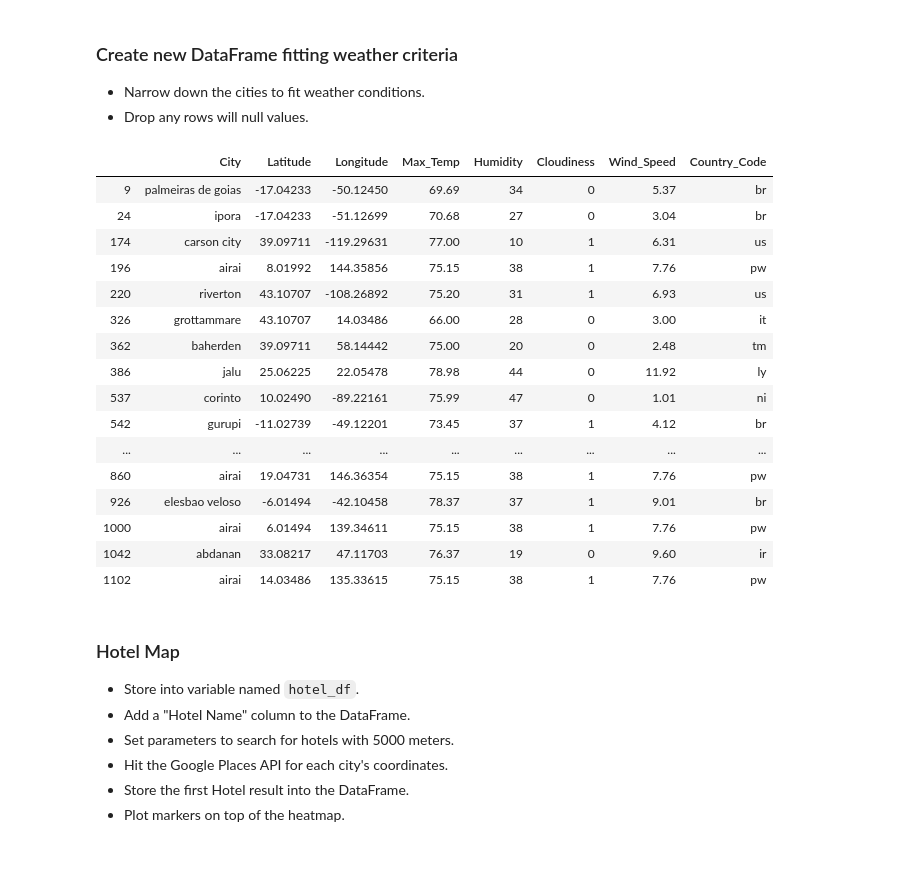
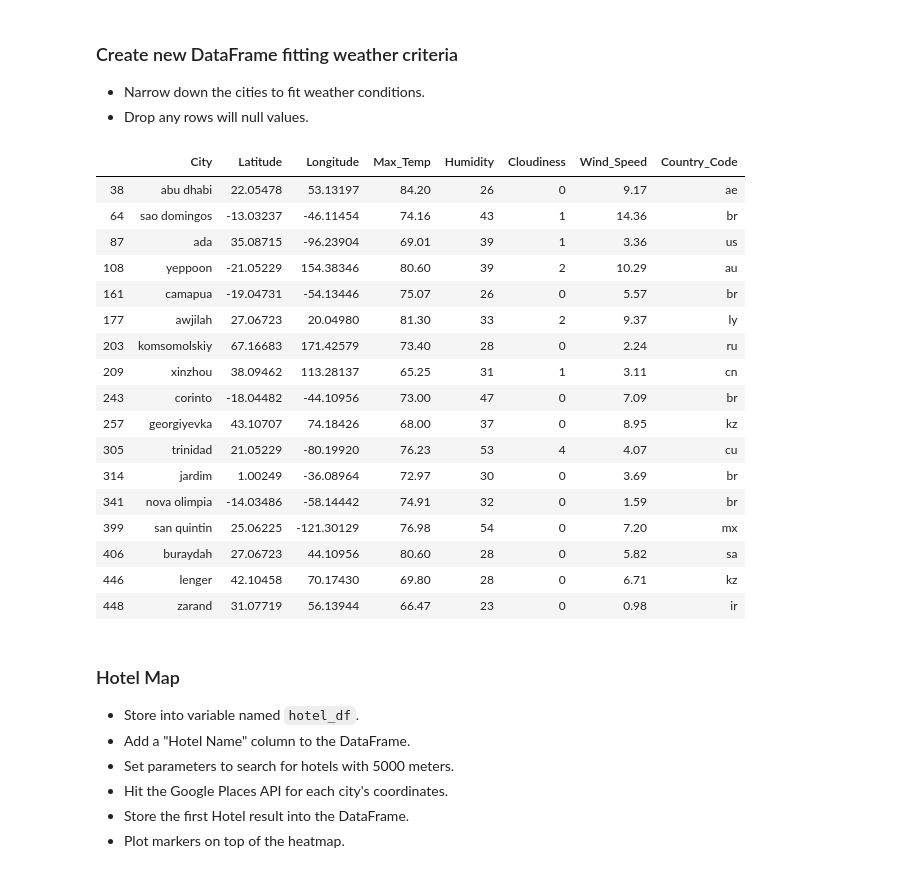
Before and after one commit to eobianyor/Python_API_project, a Jupyter notebook: VacationPy/VacationPy.ipynb, the cells around one changed output. Saved outputs shown, nothing was run; the diff lists cells and outputs as text; code cells hidden in the pictures.

```diff
--- a/VacationPy/VacationPy.ipynb
+++ b/VacationPy/VacationPy.ipynb
@@ -24,9 +24,9 @@ from api_keys import g_key
 * Load the csv exported in Part I to a DataFrame
 # %%
 #1st try
-csv_path = os.path.join("..", "output_data", "weather_data_500.csv")
+csv_path = os.path.join("..", "output_data", "clean_city_data.csv")
 
-weather_data_500cities_df = pd.read_csv(csv_path)
-weather_data_500cities_df
+clean_city_data_df = pd.read_csv(csv_path)
+clean_city_data_df
 # %% [output]
 |  | City | Latitude | Longitude | Max_Temp | Humidity | Cloudiness | Wind_Speed | Country_Code |
@@ -99,28 +95,29 @@ TypeError: float() argument must be a string or a number, not 'list'
 * Narrow down the cities to fit weather conditions.
 * Drop any rows will null values.
 # %%
-ideal_weather_cities_df = weather_data_500cities_df.loc[(weather_data_500cities_df["Max_Temp"]<85) & (weather_data_500cities_df["Max_Temp"]>65) &
-                                                        (weather_data_500cities_df["Wind_Speed"]<15) & (weather_data_500cities_df["Cloudiness"]<10) &
-                                                        (weather_data_500cities_df["Humidity"]<55)]
+ideal_weather_cities_df = clean_city_data_df.loc[(clean_city_data_df["Max_Temp"]<85) & (clean_city_data_df["Max_Temp"]>65) &
+                                                        (clean_city_data_df["Wind_Speed"]<15) & (clean_city_data_df["Cloudiness"]<10) &
+                                                        (clean_city_data_df["Humidity"]<55)]
 ideal_weather_cities_df
 # %% [output]
 |  | City | Latitude | Longitude | Max_Temp | Humidity | Cloudiness | Wind_Speed | Country_Code |
-| 9 | palmeiras de goias | -17.04233 | -50.12450 | 69.69 | 34 | 0 | 5.37 | br |
-| 24 | ipora | -17.04233 | -51.12699 | 70.68 | 27 | 0 | 3.04 | br |
-| 174 | carson city | 39.09711 | -119.29631 | 77.00 | 10 | 1 | 6.31 | us |
-| 196 | airai | 8.01992 | 144.35856 | 75.15 | 38 | 1 | 7.76 | pw |
-| 220 | riverton | 43.10707 | -108.26892 | 75.20 | 31 | 1 | 6.93 | us |
-| 326 | grottammare | 43.10707 | 14.03486 | 66.00 | 28 | 0 | 3.00 | it |
-| 362 | baherden | 39.09711 | 58.14442 | 75.00 | 20 | 0 | 2.48 | tm |
-| 386 | jalu | 25.06225 | 22.05478 | 78.98 | 44 | 0 | 11.92 | ly |
-| 537 | corinto | 10.02490 | -89.22161 | 75.99 | 47 | 0 | 1.01 | ni |
-| 542 | gurupi | -11.02739 | -49.12201 | 73.45 | 37 | 1 | 4.12 | br |
-| ... | ... | ... | ... | ... | ... | ... | ... | ... |
-| 860 | airai | 19.04731 | 146.36354 | 75.15 | 38 | 1 | 7.76 | pw |
-| 926 | elesbao veloso | -6.01494 | -42.10458 | 78.37 | 37 | 1 | 9.01 | br |
-| 1000 | airai | 6.01494 | 139.34611 | 75.15 | 38 | 1 | 7.76 | pw |
-| 1042 | abdanan | 33.08217 | 47.11703 | 76.37 | 19 | 0 | 9.60 | ir |
-| 1102 | airai | 14.03486 | 135.33615 | 75.15 | 38 | 1 | 7.76 | pw |
+| 38 | abu dhabi | 22.05478 | 53.13197 | 84.20 | 26 | 0 | 9.17 | ae |
+| 64 | sao domingos | -13.03237 | -46.11454 | 74.16 | 43 | 1 | 14.36 | br |
+| 87 | ada | 35.08715 | -96.23904 | 69.01 | 39 | 1 | 3.36 | us |
+| 108 | yeppoon | -21.05229 | 154.38346 | 80.60 | 39 | 2 | 10.29 | au |
+| 161 | camapua | -19.04731 | -54.13446 | 75.07 | 26 | 0 | 5.57 | br |
+| 177 | awjilah | 27.06723 | 20.04980 | 81.30 | 33 | 2 | 9.37 | ly |
+| 203 | komsomolskiy | 67.16683 | 171.42579 | 73.40 | 28 | 0 | 2.24 | ru |
+| 209 | xinzhou | 38.09462 | 113.28137 | 65.25 | 31 | 1 | 3.11 | cn |
+| 243 | corinto | -18.04482 | -44.10956 | 73.00 | 47 | 0 | 7.09 | br |
+| 257 | georgiyevka | 43.10707 | 74.18426 | 68.00 | 37 | 0 | 8.95 | kz |
+| 305 | trinidad | 21.05229 | -80.19920 | 76.23 | 53 | 4 | 4.07 | cu |
+| 314 | jardim | 1.00249 | -36.08964 | 72.97 | 30 | 0 | 3.69 | br |
+| 341 | nova olimpia | -14.03486 | -58.14442 | 74.91 | 32 | 0 | 1.59 | br |
+| 399 | san quintin | 25.06225 | -121.30129 | 76.98 | 54 | 0 | 7.20 | mx |
+| 406 | buraydah | 27.06723 | 44.10956 | 80.60 | 28 | 0 | 5.82 | sa |
+| 446 | lenger | 42.10458 | 70.17430 | 69.80 | 28 | 0 | 6.71 | kz |
+| 448 | zarand | 31.07719 | 56.13944 | 66.47 | 23 | 0 | 0.98 | ir |
 # %% [markdown]
 ### Hotel Map
 * Store into variable named `hotel_df`.
```
Also changed, not shown: parts of 8 cells of this notebook, 21 other files.
